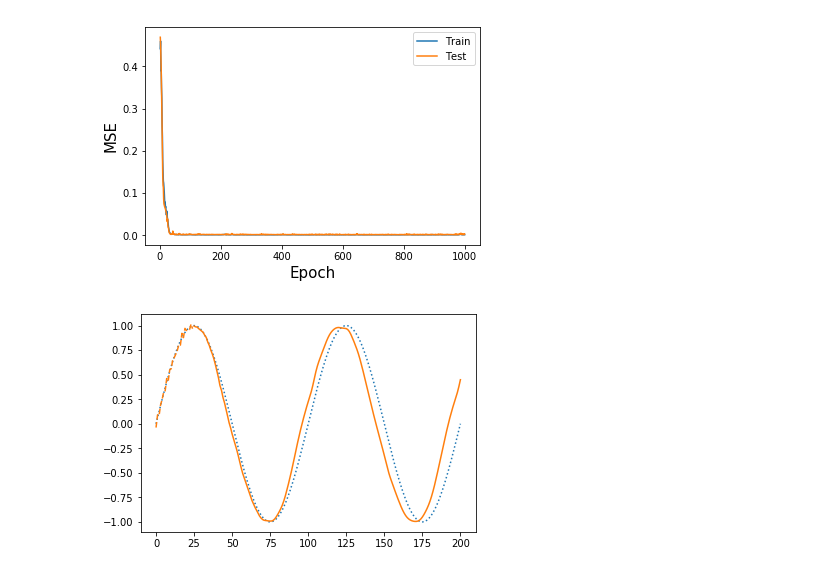
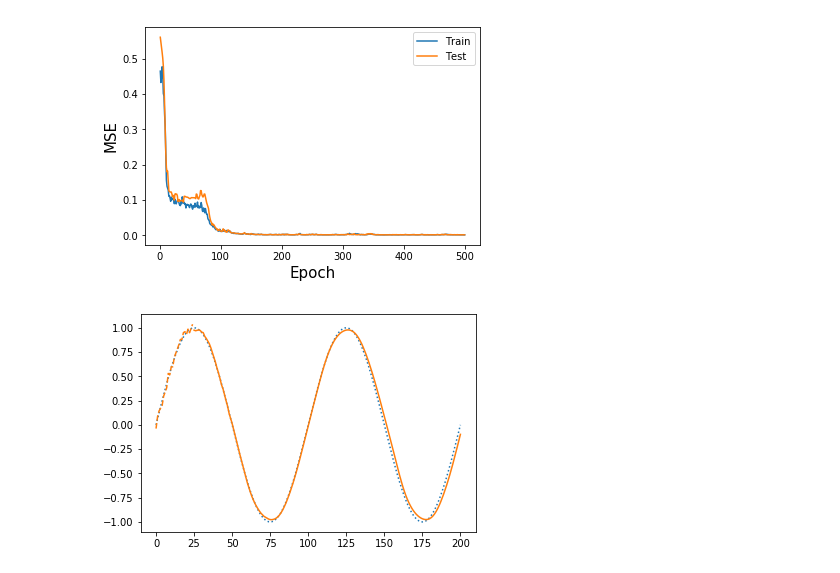
Before and after one commit to highbridgekohei/neural_network, a Jupyter notebook: RNN.ipynb, the cells around one changed output. Drawn from its saved outputs; the diff is of its cells as text; code cells hidden in the pictures.

```diff
--- a/RNN.ipynb
+++ b/RNN.ipynb
@@ -140,7 +140,7 @@ class rnn_module:
                 Z = self.outputs['Z' + str(l) + str(t)]
                 H_tprev = self.outputs['H' + str(l) + str(t+1)]
                 H_lprev = self.outputs['H' + str(l-1) + str(t)]
-                dH = np.dot(dZ_th_time, W)
+                dH = np.dot(dZ_th_time, W.T)
                 dZ_th_time = dH * df(Z)
                 dU += np.dot(H_lprev.T, dZ_th_time)
                 dW += np.dot(H_tprev.T, dZ_th_time)
@@ -200,8 +200,7 @@ if  __name__ == '__main__':
         target.append(f[t + seq_len])
 
     # Set up networks
-    layer_dims = [1, 20, 20, 1] # <- Learning will success
-#     layer_dims = [1, 20, 1]     # <- Learning will fail
+    layer_dims = [1, 20, 1]
     init_weight_range = 0.3
     rnn = rnn_module(layer_dims, init_weight_range)
     activations = return_activations(name_haf = 'tanh', name_oaf = 'linear')
@@ -215,7 +214,7 @@ if  __name__ == '__main__':
     X_train, X_test, Y_train, Y_test = train_test_split(X, Y, test_size=0.3)
 
     # Learning data
-    epoches = 1000
+    epoches = 500
     batch_size = 32
     Loss_train = []
     Loss_test = []
@@ -278,2 +272,2 @@ Epoch: 1000   Train Loss: 0.0012   Test Loss: 0.0027
-[figure, old version]
+[figure, new version]
-[figure, old version]
+[figure, new version]
```
Also changed, not shown: parts of 1 cell of this notebook, 2 other files.
